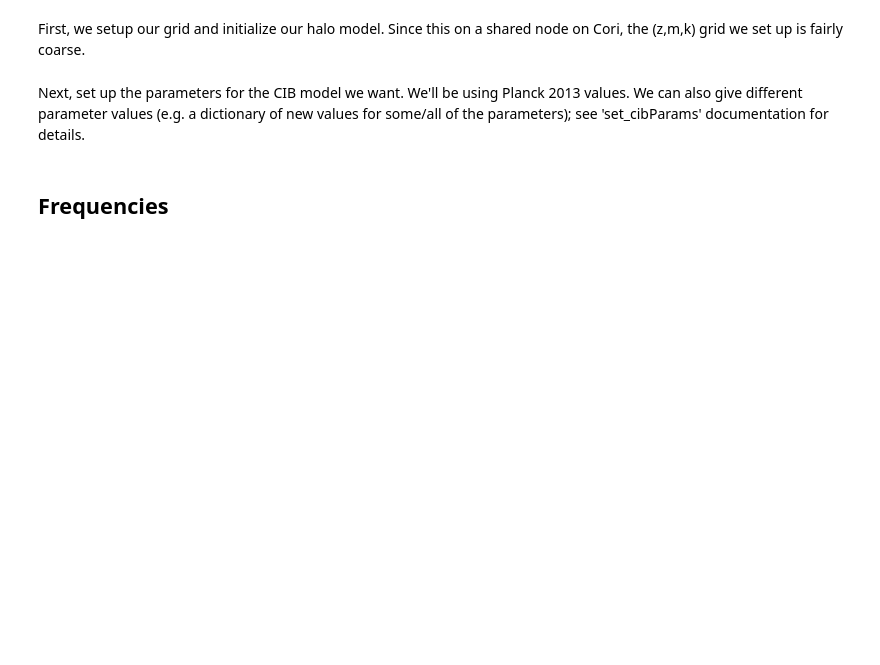
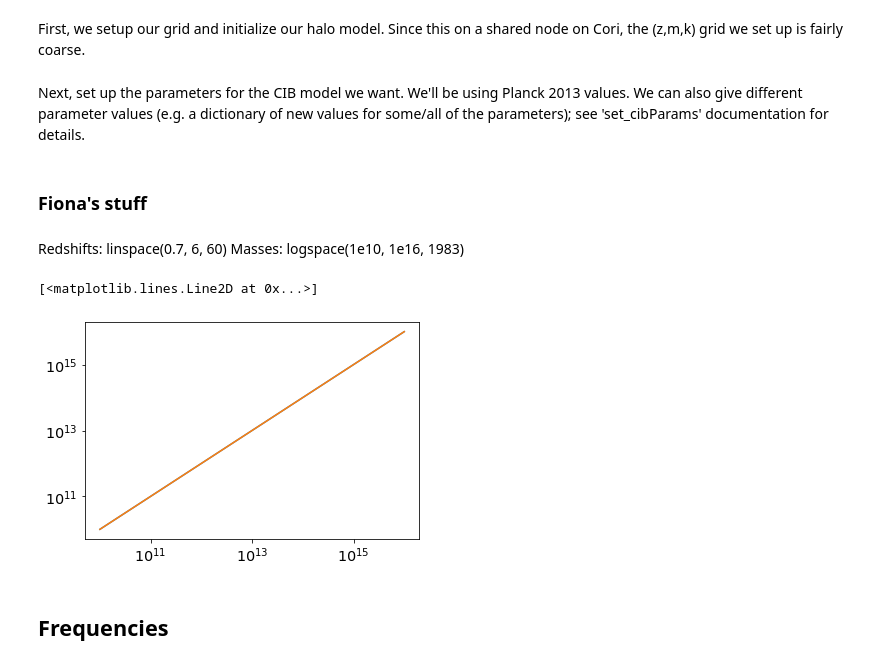
Before and after one commit to simonsobs/hmvec, a Jupyter notebook: cib_example.ipynb, the cells around one changed output. Saved outputs shown, nothing was run; the diff lists cells and outputs as text; code cells hidden in the pictures; blank space fills up the shorter version.

```diff
--- a/cib_example.ipynb
+++ b/cib_example.ipynb
@@ -34,3 +34,8 @@ Next, set up the parameters for the CIB model we want. We'll be using Planck 201
 # %%
 #Set CIB Parameters
 hcos.set_cibParams('planck13')
+# %% [markdown]
+### Fiona's stuff
+# %% [markdown]
+Redshifts: linspace(0.7, 6, 60)
+Masses: logspace(1e10, 1e16, 1983)
@@ -37,3 +47,9 @@ hcos.set_cibParams('planck13')
+# %%
+plt.plot(masses, masses)
+plt.loglog(masses,masses)
+# %% [output]
+[<matplotlib.lines.Line2D at 0x...>]
+[figure, added]
 # %% [markdown]
 ## Frequencies
 # %% [markdown]
```
Also changed, not shown: parts of 23 cells of this notebook, 1 other file.
